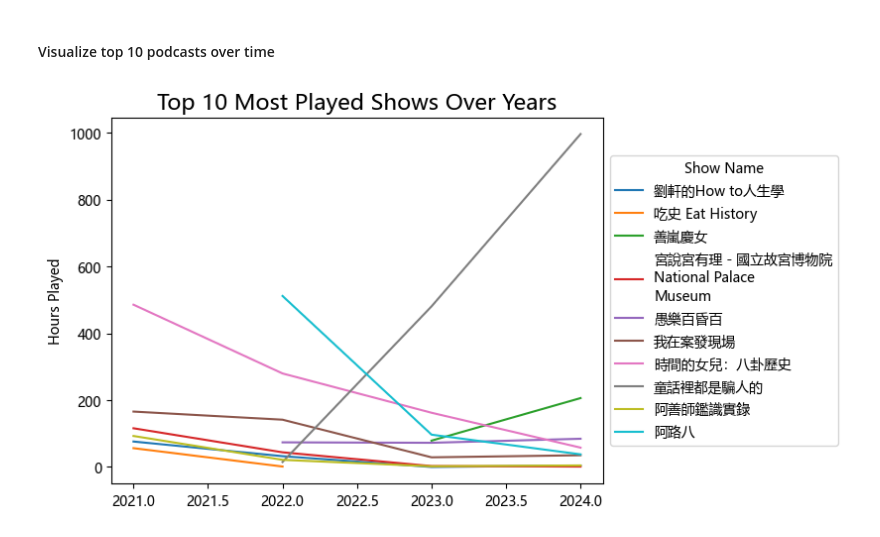
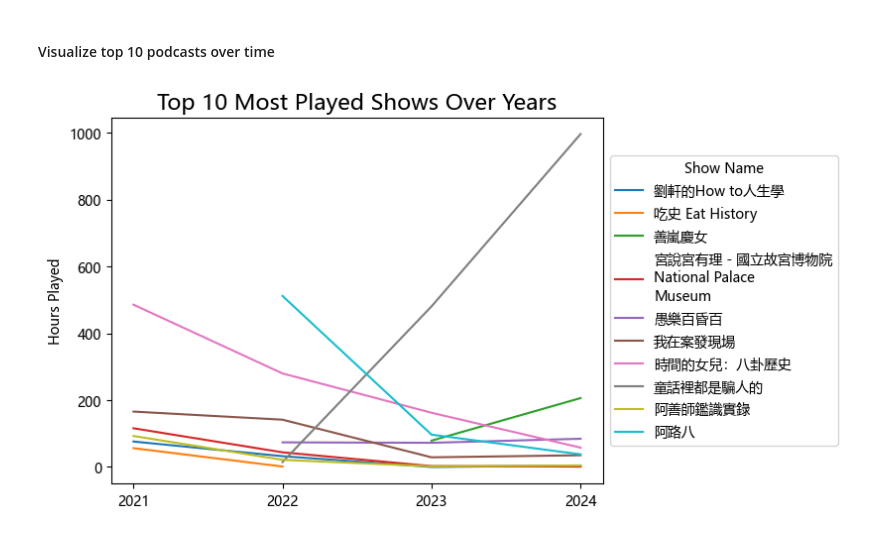
Before and after one commit to mchenliu/Capstone_Project_Spotify_Data_Analysis, a Jupyter notebook: 3_Data_Analysis/4_Predict_Future_Most_Played.ipynb, the cells around one changed output. Drawn from its saved outputs; the diff is of its cells as text; code cells hidden in the pictures.

```diff
--- a/3_Data_Analysis/4_Predict_Future_Most_Played.ipynb
+++ b/3_Data_Analysis/4_Predict_Future_Most_Played.ipynb
@@ -77,23 +78,32 @@ filtered_podcast_data=grouped_podcast_data[grouped_podcast_data['show_name'].isi
 # %%
 # create line chart
 sns.lineplot(
     data=filtered_podcast_data,
     x='year',
     y='hours_played',
     palette='tab10',
     hue='show_name'
 )
+
+#set x axis ticks to display discrete years
+plt.xticks(
+    # use unique years as ticks
+    ticks=filtered_podcast_data['year'].unique(),
+    # ensure to display as integer
+    labels=filtered_podcast_data['year'].unique().astype(int)
+)
+
 
 # move legend to right
 legend = plt.legend(loc='center left',bbox_to_anchor=(1,0.5), title='Show Name')
 
 # wrap text in legend
 for text in legend.texts:
     text.set_text('\n'.join(textwrap.wrap(text.get_text(),15)))
 plt.ylabel('Hours Played')
 plt.xlabel('')
 plt.title('Top 10 Most Played Shows Over Years', fontsize=16)
 
 plt.show()
 # %% [output]
-[figure, old version]
+[figure, new version]
```
Also changed, not shown: parts of 1 cell of this notebook, 5 other files.
